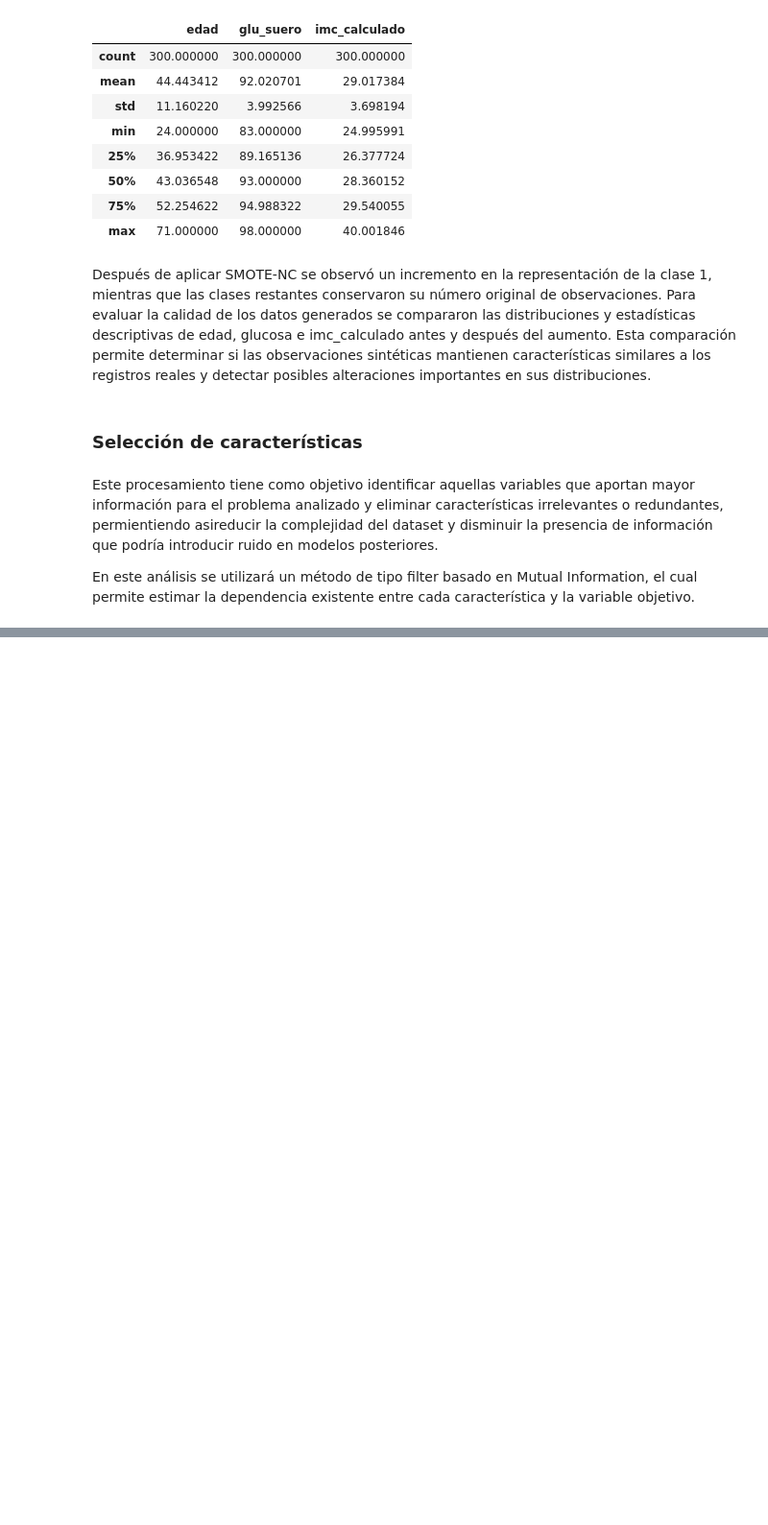
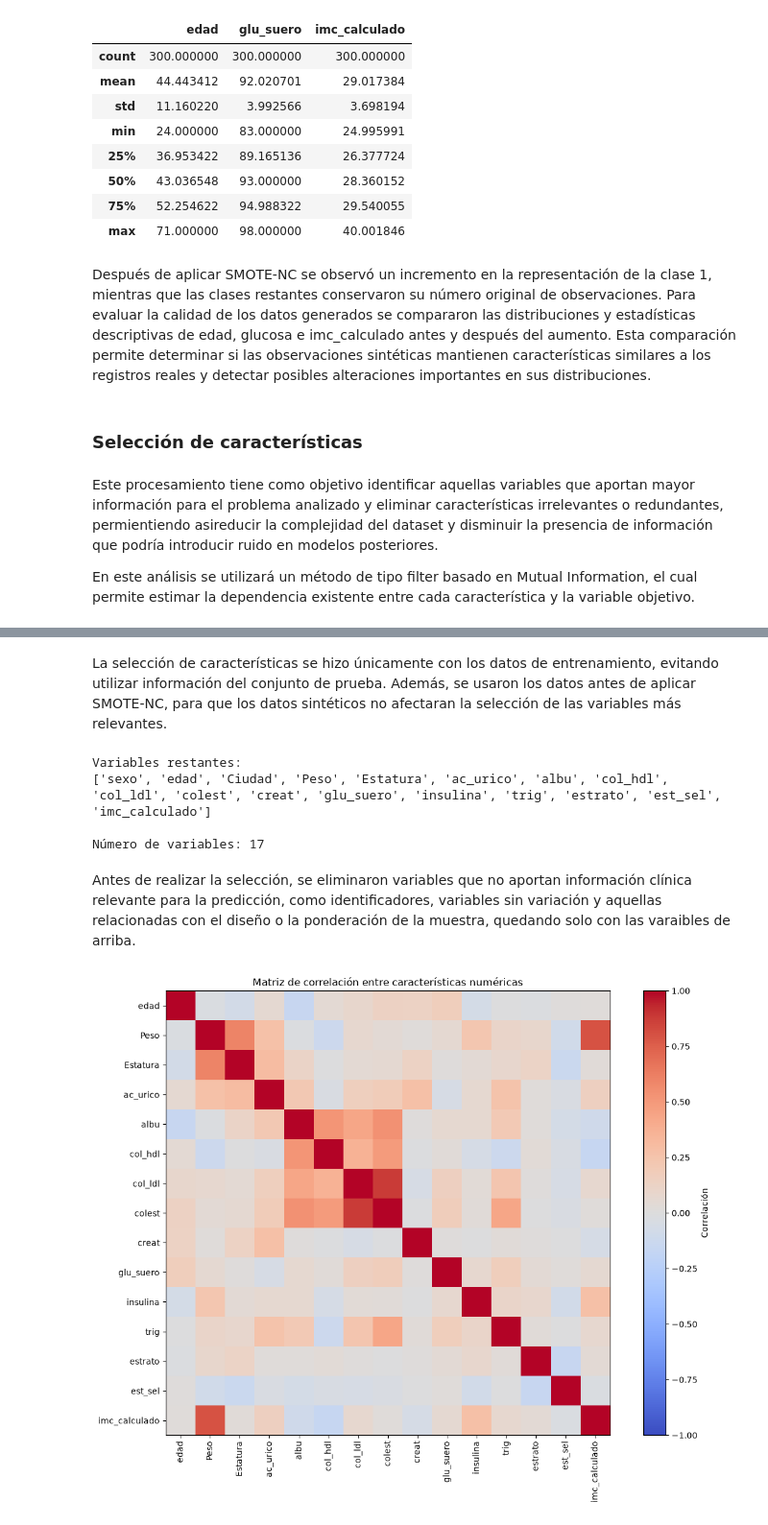
Before and after one commit to adriamedinaa-ang/icd2026, a Jupyter notebook: Practices/Practice 2/Practice 2.ipynb, the cells around one changed output, grey strips where cells are left out. Shown at 96% size. Saved outputs shown, nothing was run; the diff lists cells and outputs as text; code cells hidden in the pictures; blank space fills up the shorter version.

```diff
--- a/Practices/Practice 2/Practice 2.ipynb
+++ b/Practices/Practice 2/Practice 2.ipynb
@@ -1040,0 +1019,61 @@ print("y:", y_seleccion.shape)
+# %% [markdown]
+La selección de características se hizo únicamente con los datos de entrenamiento, evitando utilizar información del conjunto de prueba. Además, se usaron los datos antes de aplicar SMOTE-NC, para que los datos sintéticos no afectaran la selección de las variables más relevantes.
+# %%
+columnas_excluir = [
+    'folio_i',
+    'folio_int',
+    'muestra_suero',
+    'ponde_venosa',
+    'ponde_hemo'
+]
+
+X_seleccion = X_seleccion.drop(
+    columns=columnas_excluir,
+    errors='ignore'
+)
+
+print("Variables restantes:")
+print(X_seleccion.columns.tolist())
+
+print("\nNúmero de variables:", X_seleccion.shape[1])
+# %% [output]
+Variables restantes:
+['sexo', 'edad', 'Ciudad', 'Peso', 'Estatura', 'ac_urico', 'albu', 'col_hdl', 'col_ldl', 'colest', 'creat', 'glu_suero', 'insulina', 'trig', 'estrato', 'est_sel', 'imc_calculado']
+
+Número de variables: 17
+# %% [markdown]
+Antes de realizar la selección, se eliminaron variables que no aportan información clínica relevante para la predicción, como identificadores, variables sin variación y aquellas relacionadas con el diseño o la ponderación de la muestra, quedando solo con las varaibles de arriba.
+# %%
+X_numericas = X_seleccion.select_dtypes(
+    include='number'
+)
+
+correlacion = X_numericas.corr()
+plt.figure(figsize=(12, 9))
+
+plt.imshow(
+    correlacion,
+    cmap='coolwarm',
+    vmin=-1,
+    vmax=1
+)
+
+plt.colorbar(label='Correlación')
+
+plt.xticks(
+    range(len(correlacion.columns)),
+    correlacion.columns,
+    rotation=90
+)
+
+plt.yticks(
+    range(len(correlacion.columns)),
+    correlacion.columns
+)
+
+plt.title('Matriz de correlación entre características numéricas')
+
+plt.tight_layout()
+plt.show()
+# %% [output]
+[figure, added]
```
Also changed, not shown: parts of 42 cells of this notebook.
